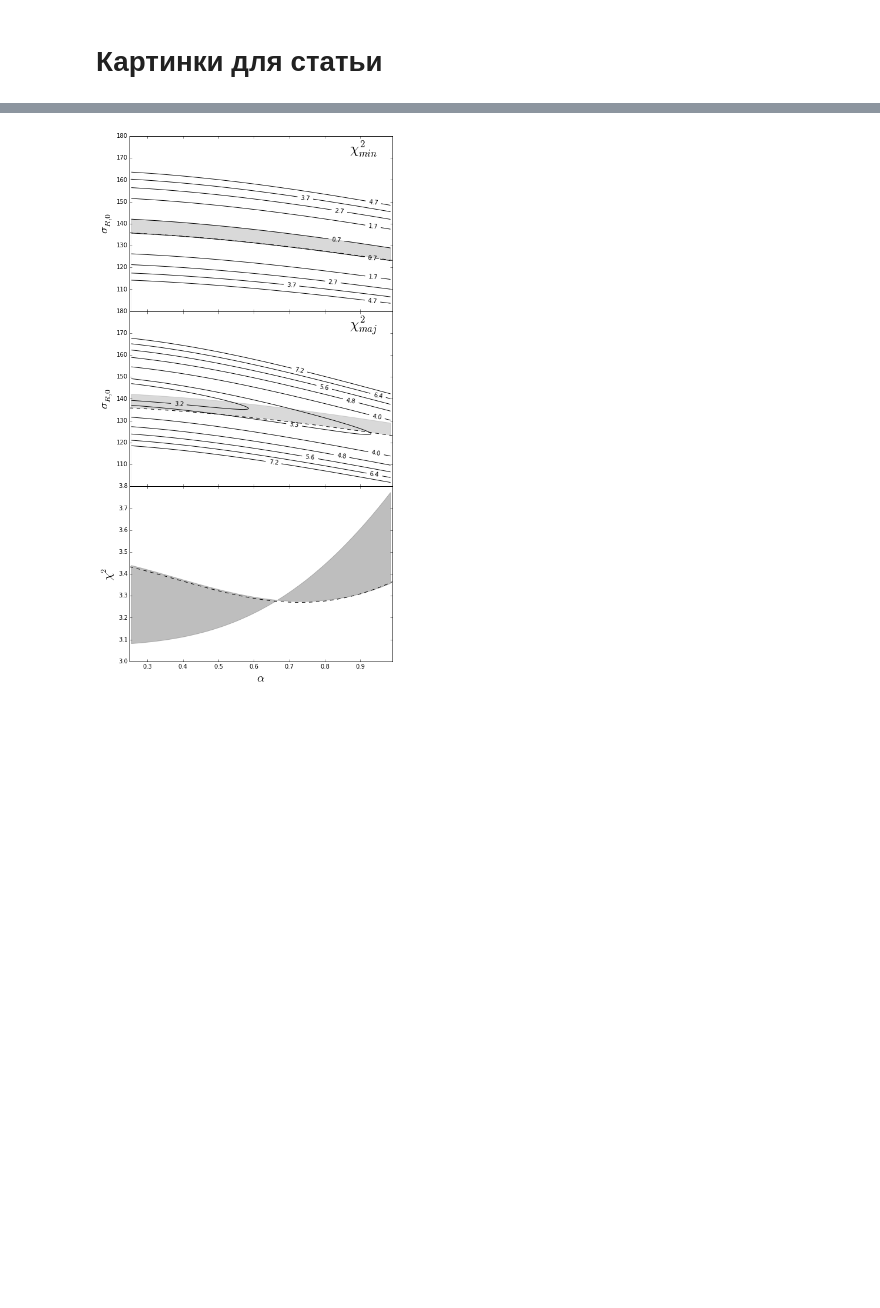
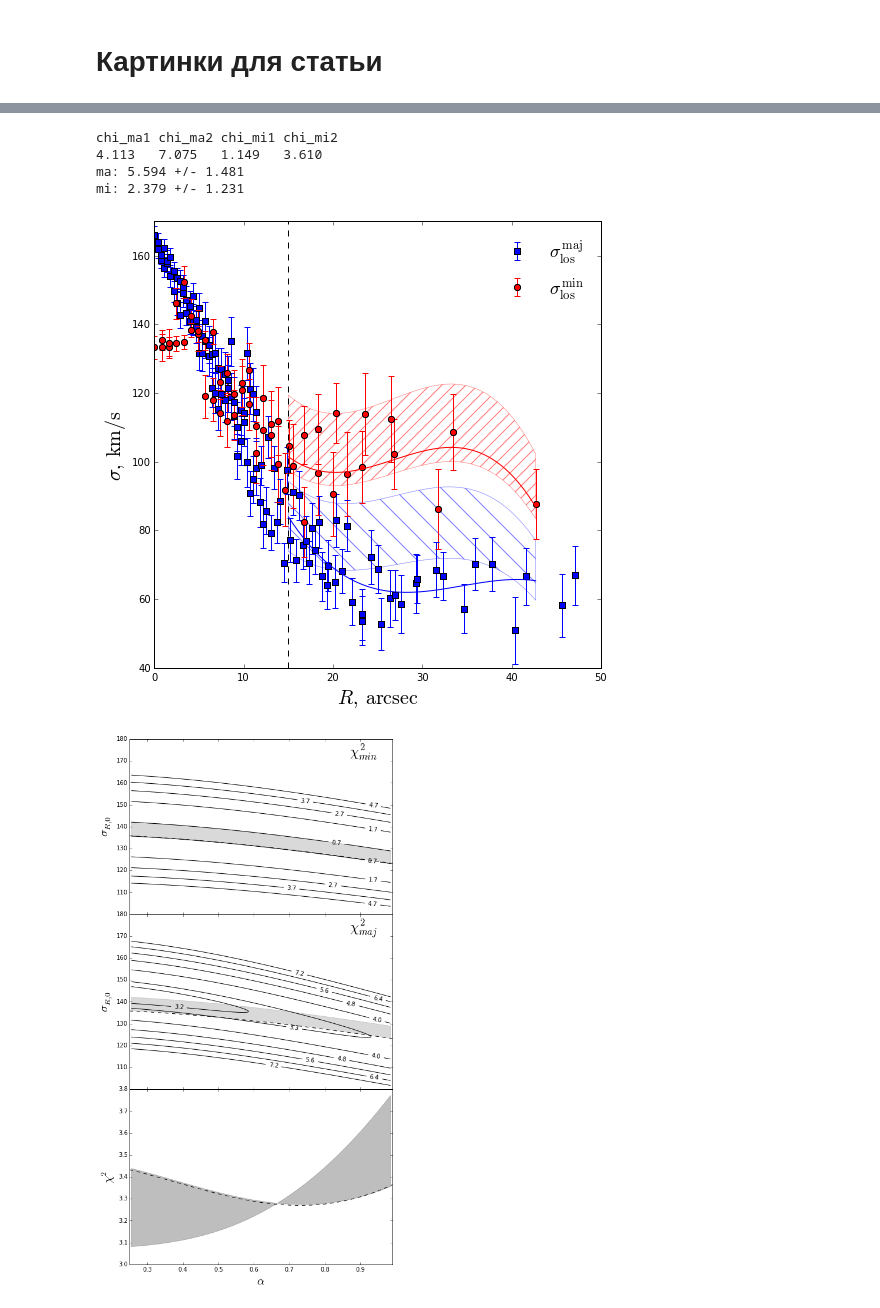
Before and after one commit to Amarchuk/2FInstability, a Jupyter notebook: notebooks/NGC338_cut.ipynb, the cells around one changed output, grey strips where cells are left out. Drawn from its saved outputs; the diff is of its cells as text; code cells hidden in the pictures; blank space fills up the shorter version.

```diff
--- a/notebooks/NGC338_cut.ipynb
+++ b/notebooks/NGC338_cut.ipynb
@@ -1050,3 +1134,64 @@ plt.show()
+# %%
+os.chdir(tex_imgs_dir)
+
+points = np.arange(r_eb, max(radii_min), 0.1)
+fig = plt.figure(figsize=(8,8))
+ax = fig.add_subplot(111)
+ax.set_rasterization_zorder(1)
+# ax.errorbar(radii_maj, sig_maj_p, yerr=e_sig_maj_p,
+#             label=r'$\sigma_{\rm{los}}^{\rm{maj}}$', fmt='.', marker='s', mew=1, color='blue',zorder=1)
+# ax.errorbar(radii_min, sig_min_p, yerr=e_sig_min_p,
+#             label=r'$\sigma_{\rm{los}}^{\rm{min}}$', fmt='.', marker='o', mew=1, color='red',zorder=1)
+ax.errorbar(radii_maj_t, sig_maj_p_t, yerr=e_sig_maj_p_t,
+             label=r'$\sigma_{\rm{los}}^{\rm{maj}}$', fmt='.', marker='s', mew=1, color='blue')
+ax.errorbar(radii_min_t, sig_min_p_t, yerr=e_sig_min_p_t,
+             label=r'$\sigma_{\rm{los}}^{\rm{min}}$', fmt='.', marker='o', mew=1, color='red')
+# ax.axvline(x=cutted, color='black', zorder=0)
+lg = plt.legend(numpoints=1, fontsize=18)
+lg.draw_frame(False)
+ax.set_xlabel(r'$R,\,\rm{arcsec}$', fontsize=20)
+ax.set_ylabel(r'$\sigma,\,\rm{km/s}$', fontsize=20)
+# ax.set_xlim(r_eb)
+ax.set_xlim(0)
+ax.set_ylim(40, 170)
+
+alpha = 0.3
+sig_R_0 = 130.
+ma1 = [sig_maj_exp(R) for R in points]
+mi1 = [sig_min_exp(R) for R in points]
+chi_ma1 = calc_chi2_normal(sig_maj_p, e_sig_maj_p, [sig_maj_exp(r) for r in radii_maj])
+chi_mi1 = calc_chi2_normal(sig_min_p, e_sig_min_p, [sig_min_exp(r) for r in radii_min])
+alpha = 0.8
+sig_R_0 = 150.
+ma2 = [sig_maj_exp(R) for R in points]
+mi2 = [sig_min_exp(R) for R in points]
+chi_ma2 = calc_chi2_normal(sig_maj_p, e_sig_maj_p, [sig_maj_exp(r) for r in radii_maj])
+chi_mi2 = calc_chi2_normal(sig_min_p, e_sig_min_p, [sig_min_exp(r) for r in radii_min])
+
+print '%s\t%s\t%s\t%s' % ('chi_ma1', 'chi_ma2', 'chi_mi1', 'chi_mi2')
+print '%.3f\t%.3f\t%.3f\t%.3f' % (chi_ma1, chi_ma2, chi_mi1, chi_mi2)
+
+print 'ma: %.3f +/- %.3f' % ( (chi_ma2 + chi_ma1)/2,  chi_ma2 - (chi_ma2 + chi_ma1)/2)
+print 'mi: %.3f +/- %.3f' % ( (chi_mi2 + chi_mi1)/2,  chi_mi2 - (chi_mi2 + chi_mi1)/2)
+
+ax.fill_between(points, mi1, mi2, color='none', alpha=0.5, zorder=1, hatch="//", edgecolor="r", lw=0.5)
+ax.fill_between(points, ma1, ma2, color='none', alpha=0.5, zorder=0, hatch="\\", edgecolor="b", lw=0.5)
+
+plt.plot(points, spl_maj(points), '-', color='blue')
+plt.plot(points, spl_min(points), '-', color='red')
+
+plt.axvline(x=r_eb, color='black', ls='--')
+
+plt.savefig('ngc338_svedata.ps', format='ps', rasterized=True, dpi=150)
+plt.savefig('ngc338_svedata.png', format='png', dpi=150)
+plt.savefig('ngc338_svedata.pdf', format='pdf', dpi=150)
+plt.show()
+# %% [output]
+chi_ma1 chi_ma2 chi_mi1 chi_mi2
+4.113   7.075   1.149   3.610
+ma: 5.594 +/- 1.481
+mi: 2.379 +/- 1.231
+[figure, added]
 # %%
 alphas = np.arange(0.25, 1., 0.01)
 sigmas = np.arange(100.0, 200, 0.25)
```
Also changed, not shown: parts of 4 cells of this notebook, 2 other files.
